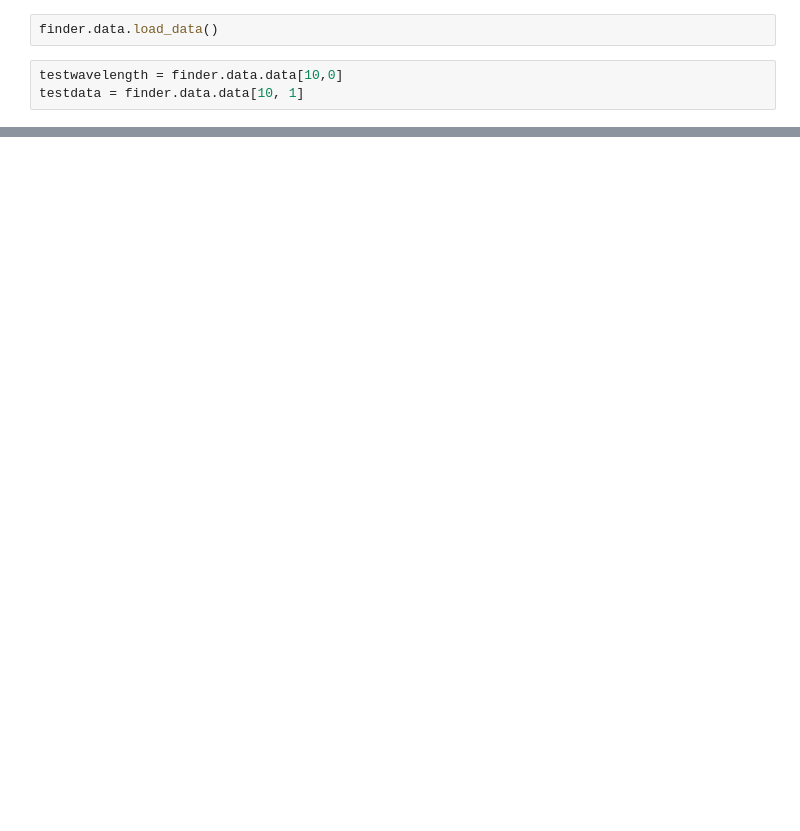
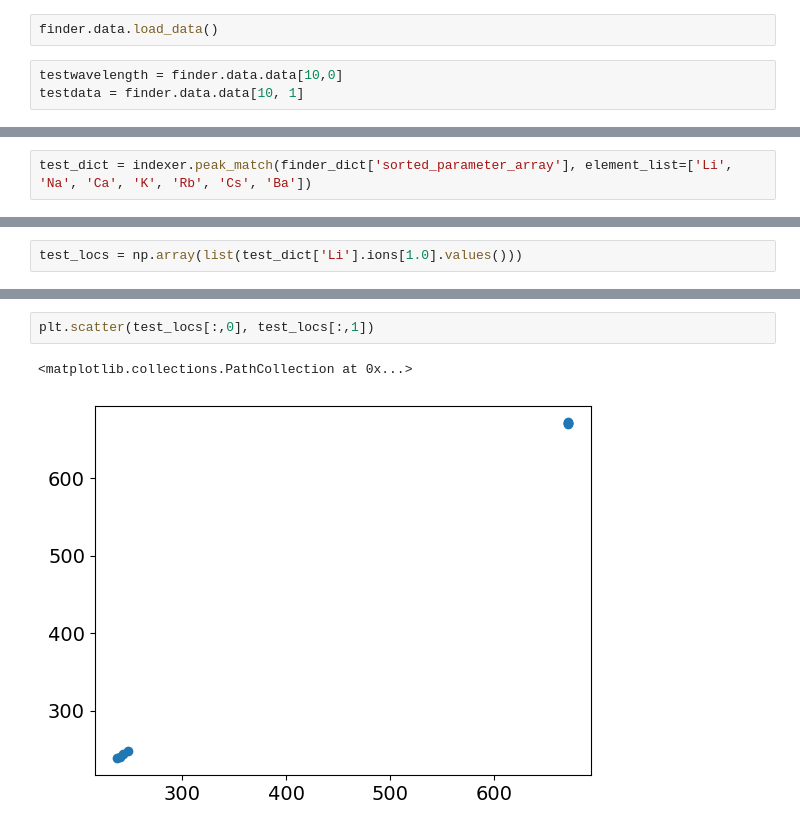
Before and after one commit to MWhitta/alibz, a Jupyter notebook: peaky_demo_v1.ipynb, the cells around one changed output, grey strips where cells are left out. Cells and saved outputs as stored; diff of their text form; blank space fills up the shorter version.

```diff
--- a/peaky_demo_v1.ipynb
+++ b/peaky_demo_v1.ipynb
@@ -74,0 +57,2 @@ indexer.peak_interference(finder_dict['sorted_parameter_array'][1,1])
+# %%
+test_dict = indexer.peak_match(finder_dict['sorted_parameter_array'], element_list=['Li', 'Na', 'Ca', 'K', 'Rb', 'Cs', 'Ba'])
@@ -74,0 +62,2 @@ indexer.peak_interference(finder_dict['sorted_parameter_array'][1,1])
+# %%
+test_locs = np.array(list(test_dict['Li'].ions[1.0].values()))
@@ -74,0 +75,5 @@ indexer.peak_interference(finder_dict['sorted_parameter_array'][1,1])
+# %%
+plt.scatter(test_locs[:,0], test_locs[:,1])
+# %% [output]
+<matplotlib.collections.PathCollection at 0x...>
+[figure, added]
```
Also changed, not shown: parts of 7 cells of this notebook, 1 other file.
